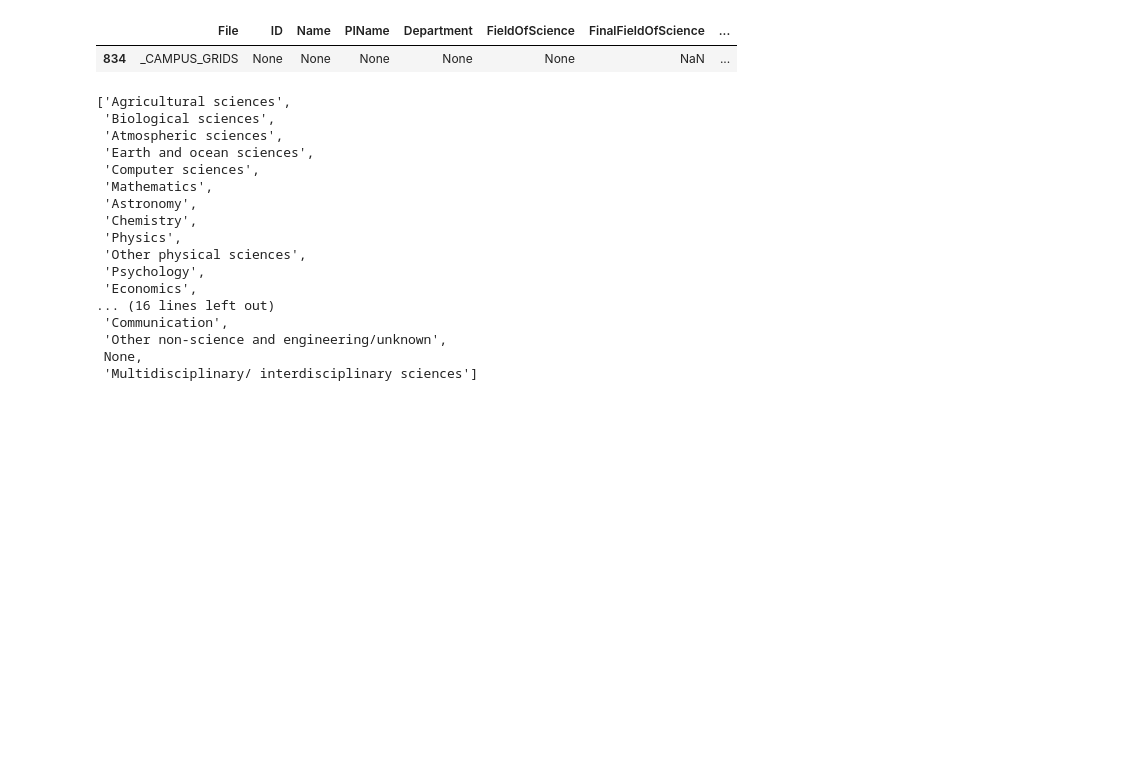
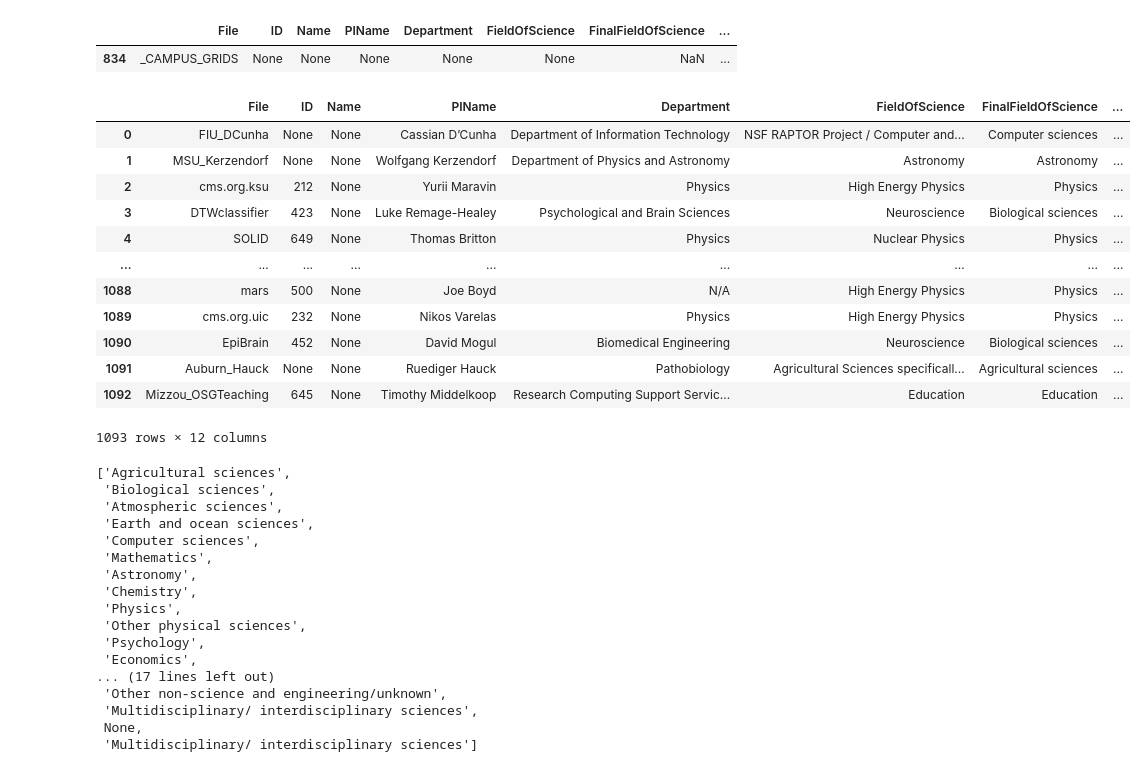
Before and after one commit to CannonLock/general, a Jupyter notebook: topology_projects_that_comply/applying_changes/main.ipynb, the cells around one changed output. Cells and saved outputs as stored; diff of their text form; code cells hidden in the pictures; blank space fills up the shorter version.

```diff
--- a/topology_projects_that_comply/applying_changes/main.ipynb
+++ b/topology_projects_that_comply/applying_changes/main.ipynb
@@ -52,8 +58,15 @@ VALID_FIELDS_FROM_PDF = [
     "Humanities",
     "Business management/administration",
     "Communication",
-    "Other non-science and engineering/unknown"
+    "Other non-science and engineering/unknown",
+    "Multidisciplinary/ interdisciplinary sciences" # Not from original PDF but from the newest NSF Field of Study
 ]
+# %%
+def strip_extension(file_name):
+    return ".".join(file_name.split(".")[:-1])
+
+def file_path_to_file_name(file_path):
+    return file_path.split("/")[-1]
 # %%
 project_paths = glob.glob(f"{PROJECT_PATH}/*")
 
@@ -62,7 +75,7 @@ PROJECT_VALUE_KEYS = ["ID", "Name", "PIName", "Department", "FieldOfScience"]
 project_list = [["File", *PROJECT_VALUE_KEYS]]
 for project_path in project_paths:
 
-    project_file_name = project_path.split("/")[-1].split(".")[0]
+    project_file_name = strip_extension(file_path_to_file_name(project_path))
 
     try:
         project = yaml.load(open(project_path, "r"), Loader=yaml.FullLoader)
@@ -293,6 +306,22 @@ project_df[~project_df["FinalFieldOfScience"].isin(ALL_VALID_FIELDS_OF_SCIENCE)]
 # %% [output]
 |  | File | ID | Name | PIName | Department | FieldOfScience | FinalFieldOfScience | ... |
 | 834 | _CAMPUS_GRIDS | None | None | None | None | None | NaN | ... |
+# %%
+project_df
+# %% [output]
+|  | File | ID | Name | PIName | Department | FieldOfScience | FinalFieldOfScience | ... |
+| 0 | FIU_DCunha | None | None | Cassian D’Cunha | Department of Information Technology | NSF RAPTOR Project / Computer and... | Computer sciences | ... |
+| 1 | MSU_Kerzendorf | None | None | Wolfgang Kerzendorf | Department of Physics and Astronomy | Astronomy | Astronomy | ... |
+| 2 | cms.org.ksu | 212 | None | Yurii Maravin | Physics | High Energy Physics | Physics | ... |
+| 3 | DTWclassifier | 423 | None | Luke Remage-Healey | Psychological and Brain Sciences | Neuroscience | Biological sciences | ... |
+| 4 | SOLID | 649 | None | Thomas Britton | Physics | Nuclear Physics | Physics | ... |
+| ... | ... | ... | ... | ... | ... | ... | ... | ... |
+| 1088 | mars | 500 | None | Joe Boyd | N/A | High Energy Physics | Physics | ... |
+| 1089 | cms.org.uic | 232 | None | Nikos Varelas | Physics | High Energy Physics | Physics | ... |
+| 1090 | EpiBrain | 452 | None | David Mogul | Biomedical Engineering | Neuroscience | Biological sciences | ... |
+| 1091 | Auburn_Hauck | None | None | Ruediger Hauck | Pathobiology | Agricultural Sciences specificall... | Agricultural sciences | ... |
+| 1092 | Mizzou_OSGTeaching | 645 | None | Timothy Middelkoop | Research Computing Support Servic... | Education | Education | ... |
+1093 rows × 12 columns
 # %%
 # Export
 project_df[project_df["FinalFieldOfScience"].isin(ALL_VALID_FIELDS_OF_SCIENCE)].to_excel("ProjectMapping.xlsx", index=False)
@@ -363,8 +392,8 @@ ALL_VALID_FIELDS_OF_SCIENCE
  'Other physical sciences',
  'Psychology',
  'Economics',
-... (16 lines left out)
- 'Communication',
+... (17 lines left out)
  'Other non-science and engineering/unknown',
+ 'Multidisciplinary/ interdisciplinary sciences',
  None,
  'Multidisciplinary/ interdisciplinary sciences']
```
Also changed, not shown: parts of 5 cells of this notebook, 3 other files.
